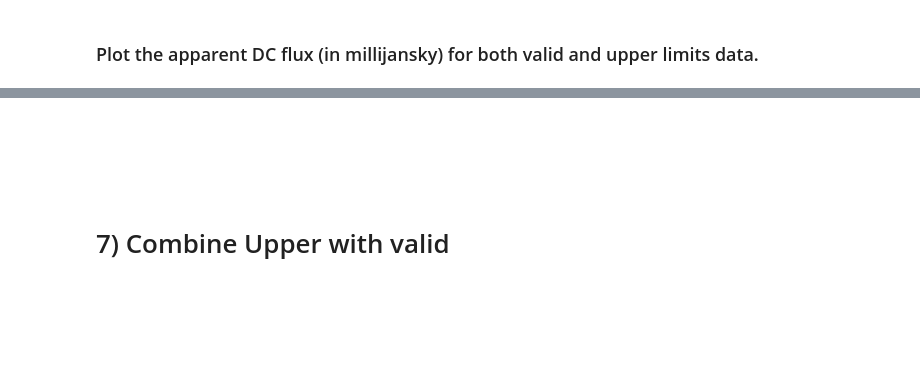
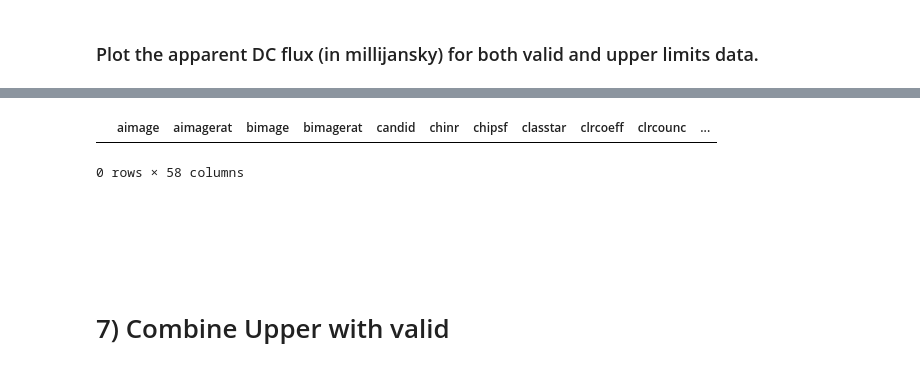
Before and after one commit to ManuGangler/FAnomAlly, a Jupyter notebook: notebook/data-transfer.ipynb, the cells around one changed output, grey strips where cells are left out. Saved outputs shown, nothing was run; the diff lists cells and outputs as text; code cells hidden in the pictures; blank space fills up the shorter version.

```diff
--- a/notebook/data-transfer.ipynb
+++ b/notebook/data-transfer.ipynb
@@ -664,3 +689,8 @@ plt.ylabel('Apparent DC flux (millijanksy)');
+# %%
+df_Upper[df_Upper['fid'] == 2]
+# %% [output]
+|  | aimage | aimagerat | bimage | bimagerat | candid | chinr | chipsf | classtar | clrcoeff | clrcounc | ... |
+0 rows × 58 columns
 # %% [markdown]
 #
 # %% [markdown]
```
Also changed, not shown: parts of 18 cells of this notebook, 12 other files.
